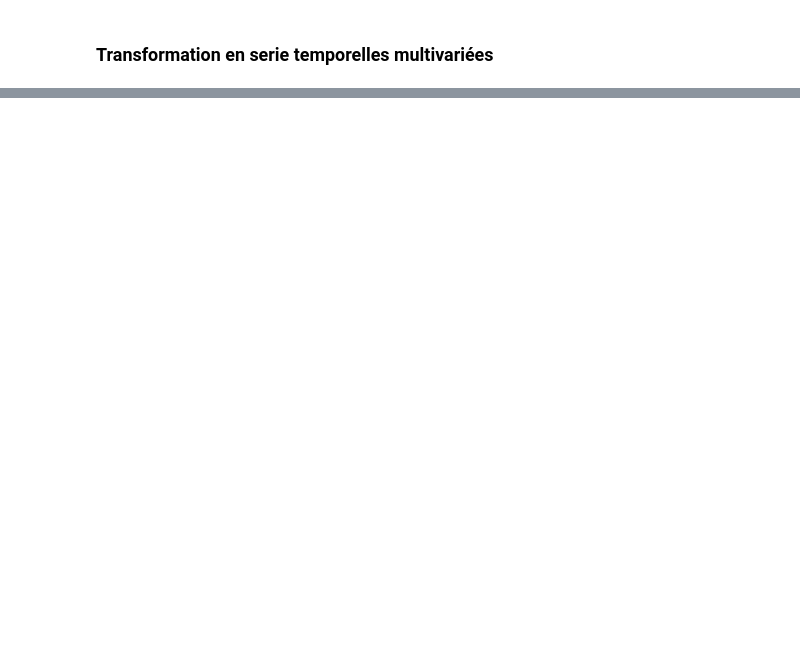
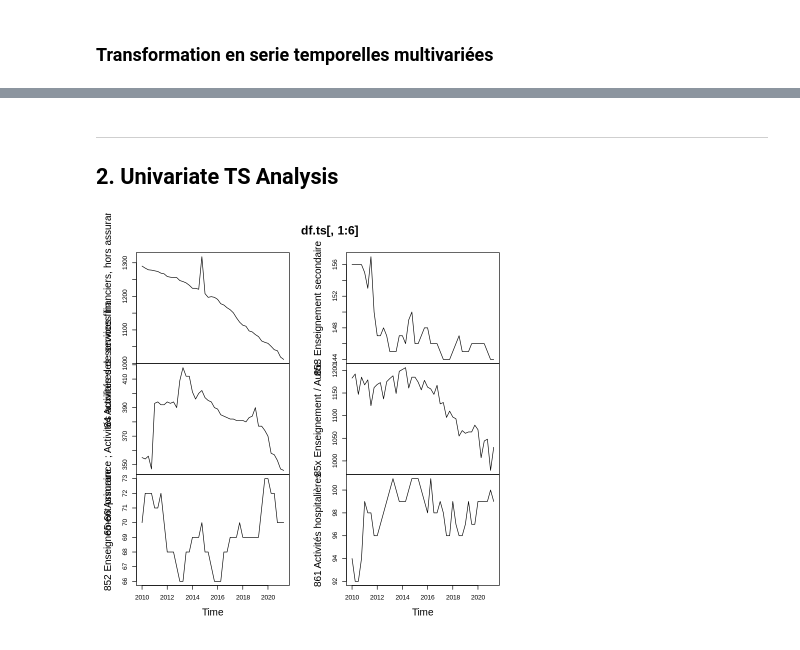
Before and after one commit to Jay-boo/TimeSeries_ACOSS, a Jupyter notebook: main.ipynb, the cells around one changed output, grey strips where cells are left out. Drawn from its saved outputs; the diff is of its cells as text; code cells hidden in the pictures; blank space fills up the shorter version.

```diff
--- a/main.ipynb
+++ b/main.ipynb
@@ -224,2 +216,8 @@ Group variables            None
 # %% [markdown]
 ### Transformation en serie temporelles multivariées
+# %%
+tmp <- t(df)
+colnames(tmp) <- tmp[1,]
+tmp <-tmp[-1,]
+df <- tmp
+df
@@ -225,0 +243,22 @@ Group variables            None
+# %%
+#------------------------
+# Format Date variable
+
+tmp <-df%>%as.data.frame
+tmp <-cbind("date"=rep(NA,nrow(tmp)),tmp)
+for (i in 1:nrow(tmp)){
+    tmp.format.date <- strsplit(rownames(df)[i],"nb_etab")[[1]][2]
+    subsplit <-strsplit(tmp.format.date,"T")[[1]]
+    year<-subsplit[1]
+    trimester <- subsplit[2]
+    month <-switch(trimester,
+        "1"="01",
+        "2"="04",
+        "3"="07",
+        "4"="10"
+    )
+    tmp[i,1] <- paste(year,month,"01",sep="-")
+}
+tmp$date <-as.Date(tmp$date)
+rownames(tmp) <- NULL
+tmp
@@ -225,0 +285,13 @@ Group variables            None
+# %%
+tmp <-tmp %>%select(-date)%>% mutate_all(as.numeric)
+# %%
+df.ts <- ts(tmp,start=c(2010,1),frequency=4)
+# %% [markdown]
+<hr>
+
+## 2. Univariate TS Analysis
+# %%
+plot.ts(df.ts[,1:6],
+plot.type="multiple")
+# %% [output]
+[figure, added]
```
Also changed, not shown: parts of 8 cells of this notebook, 1 other file.
